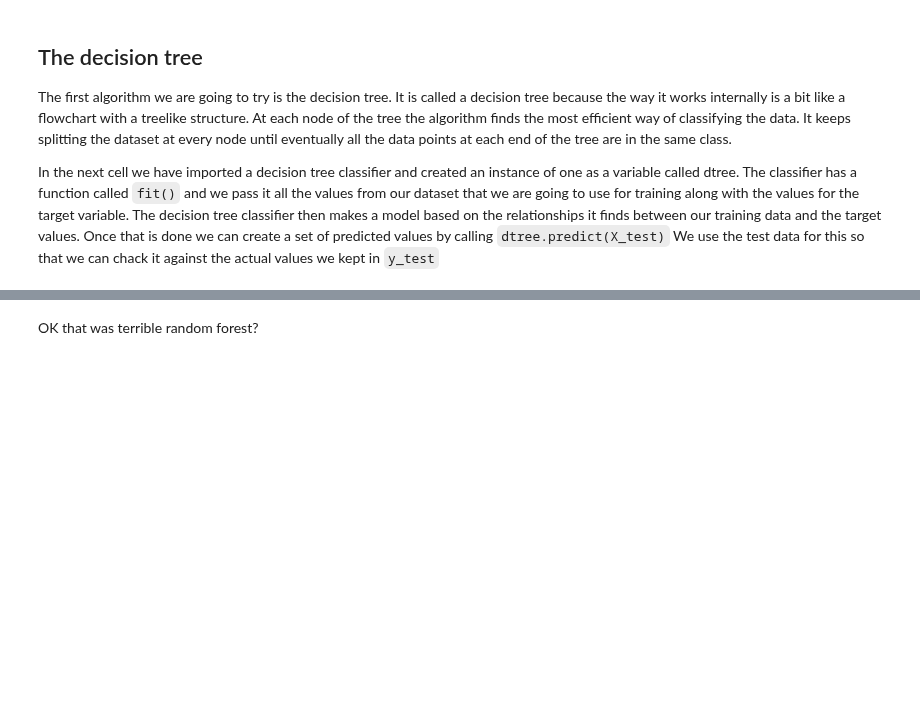
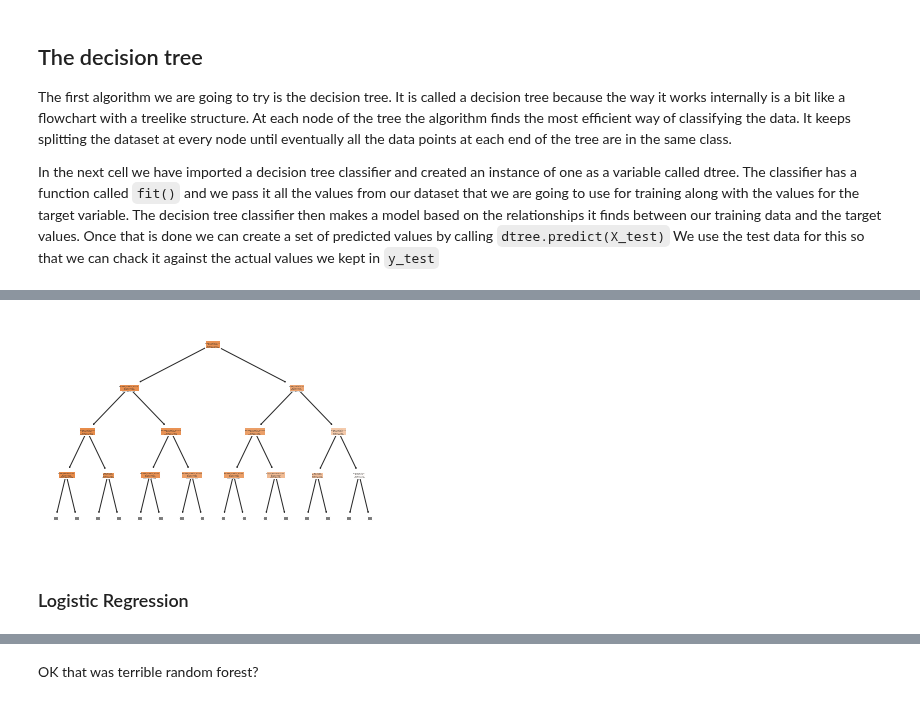
Before and after one commit to baldygeezer/tasterDay, a Jupyter notebook: diabetes_project.ipynb, the cells around one changed output, grey strips where cells are left out. Saved outputs shown, nothing was run; the diff lists cells and outputs as text; code cells hidden in the pictures; blank space fills up the shorter version.

```diff
--- a/diabetes_project.ipynb
+++ b/diabetes_project.ipynb
@@ -549,7 +651,7 @@ purposes. Scikit-Learn has a module to do this, and we are going to import that
 We will end up with 4 sets. 2 sets of features X_train and X_test and 2 sets of targets - the values we are trying to predict
 # %%
 from sklearn.model_selection import train_test_split
-X_train, X_test, y_train, y_test = train_test_split(X, y, test_size=0.20, random_state=0)
+X_train, X_test, y_train, y_test = train_test_split(X, y, test_size=0.20, random_state=0,stratify=y)
 # %% [markdown]
 ## The decision tree
 The first algorithm we are going to try is the decision tree. It is called a decision tree because the way it works
@@ -578,0 +700,9 @@ DecisionTreeClassifier(criterion='entropy', max_depth=28, min_samples_split=100)
+# %%
+plt.figure()
+p = plot_tree(dtree, max_depth=3, feature_names=X_train.columns, filled=True)
+plt.savefig("decisiontree.svg", format="svg")
+plt.show()
+# %% [output]
+[figure, added]
+# %% [markdown]
+### Logistic Regression
```
Also changed, not shown: parts of 32 cells of this notebook, 8 other files.
